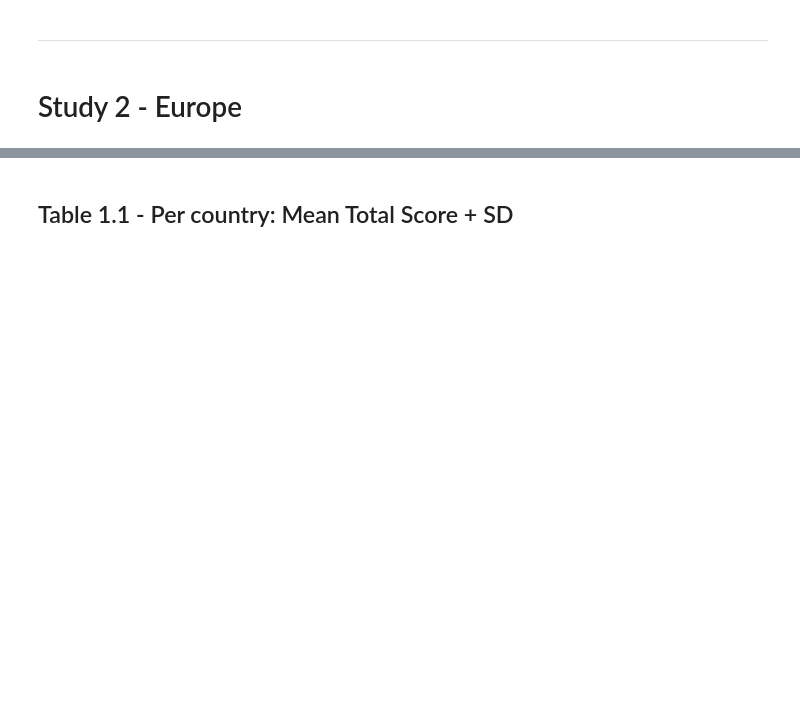
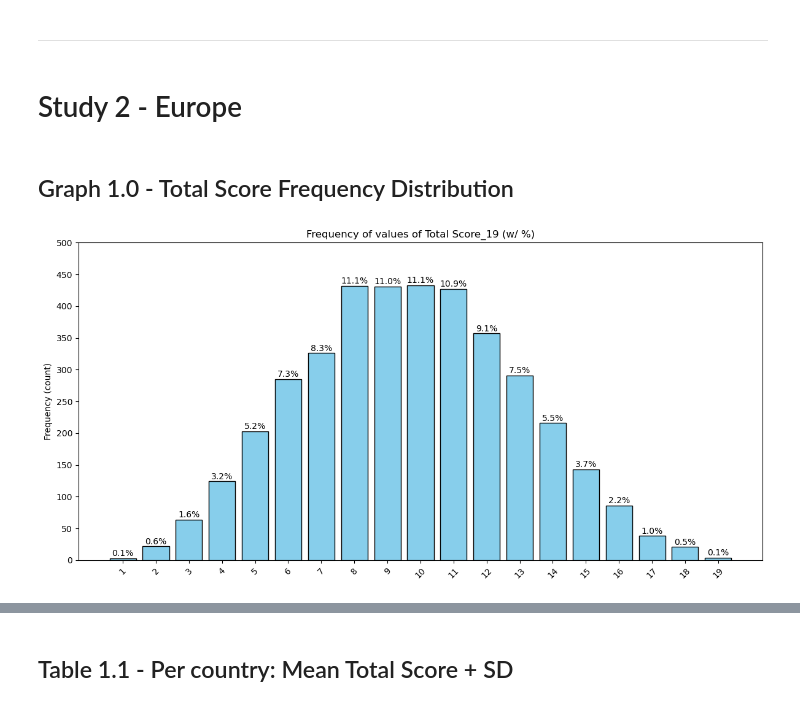
Before and after one commit to Leshleon/risk-literacy, a Jupyter notebook: Data Analysis/New Code/Europe/[060725] Europe.ipynb, the cells around one changed output, grey strips where cells are left out. Cells and saved outputs as stored; diff of their text form; code cells hidden in the pictures; blank space fills up the shorter version.

```diff
--- a/Data Analysis/New Code/Europe/[280525] Europe.ipynb
+++ b/Data Analysis/New Code/Europe/[060725] Europe.ipynb
@@ -310,7 +327,7 @@ euro["income_tercile"] = np.where(euro["income"] == 1, 1,
                                            np.where(euro["income"] == 3, 2,
                                                     np.where(euro["income"] == 4, 2,
                                                              np.where(euro["income"] == 5, 3,
-                                                                      np.where(euro["income"] == 6, 3, -1
+                                                                      np.where(euro["income"] == 6, 3, 0
                                                                               )
                                                                      )
                                                             )
@@ -352,3 +369,29 @@ facet_percent_cols = ["Certainty_%", "Uncertainty_%", "RiskComprehension_%", "Gr
                       "Numeracy_%", "Bayesianreasoning_%",]
 # %% [markdown]
 # Study 2 - Europe
+# %% [markdown]
+## Graph 1.0 - Total Score Frequency Distribution
+# %%
+fig, axes = plt.subplots(1, 1, figsize = [12, 6])
+
+sample = euro["TotalScore_19"].value_counts().sort_index()
+x = sample.index
+y = sample.values
+total = sample.sum()
+
+axes.bar(x, y, color="skyblue", edgecolor='black')
+
+for j, value in zip(sample.index, sample.values):
+    axes.text(j, value + 0.5, f"{value/total * 100:.1f}%", ha = "center", va = "bottom", fontsize=10, color="black")
+
+axes.set_yticks(np.arange(0, 501, step = 50))
+axes.set_xticks(x)
+axes.set_xticklabels(x, rotation = 45, ha = "center")
+
+axes.set_ylabel(f"Frequency (count)")
+axes.set_title(f"Frequency of values of Total Score_19 (w/ %)")
+
+plt.tight_layout()
+plt.show()
+# %% [output]
+[figure, added]
```
Also changed, not shown: parts of 54 cells of this notebook, 2 other files.
